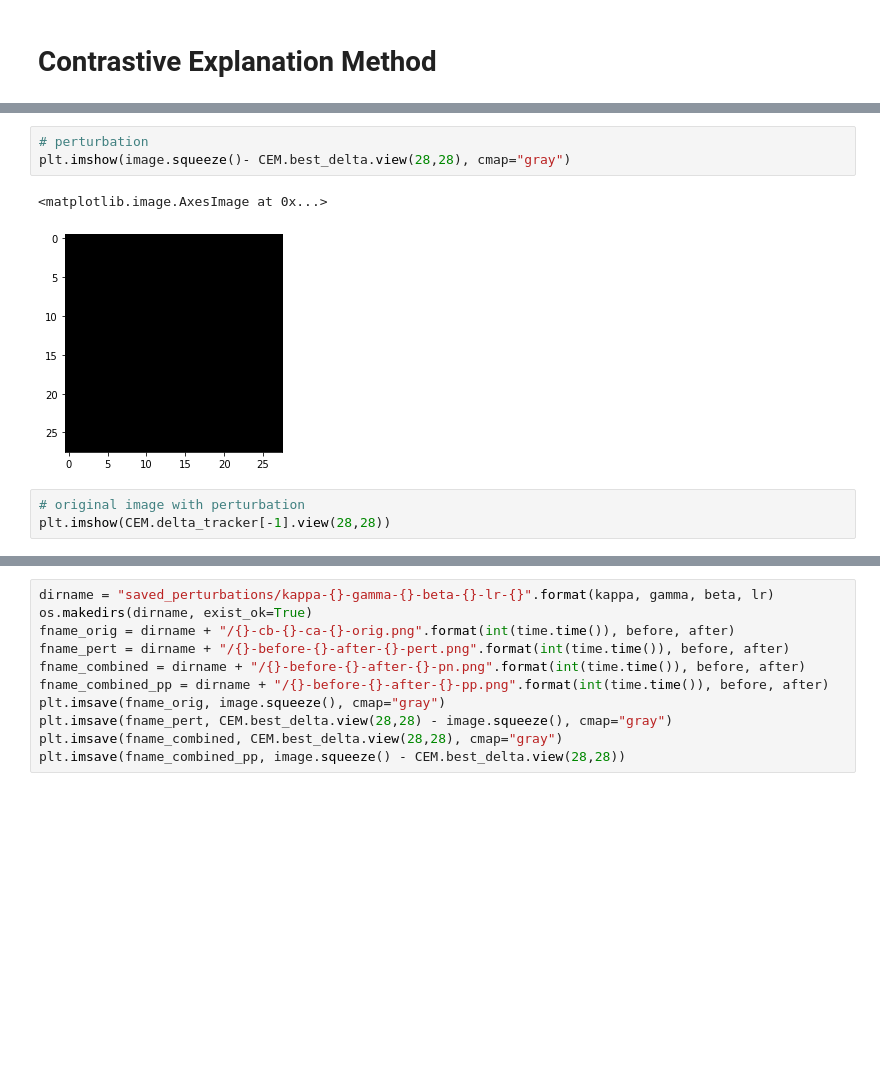
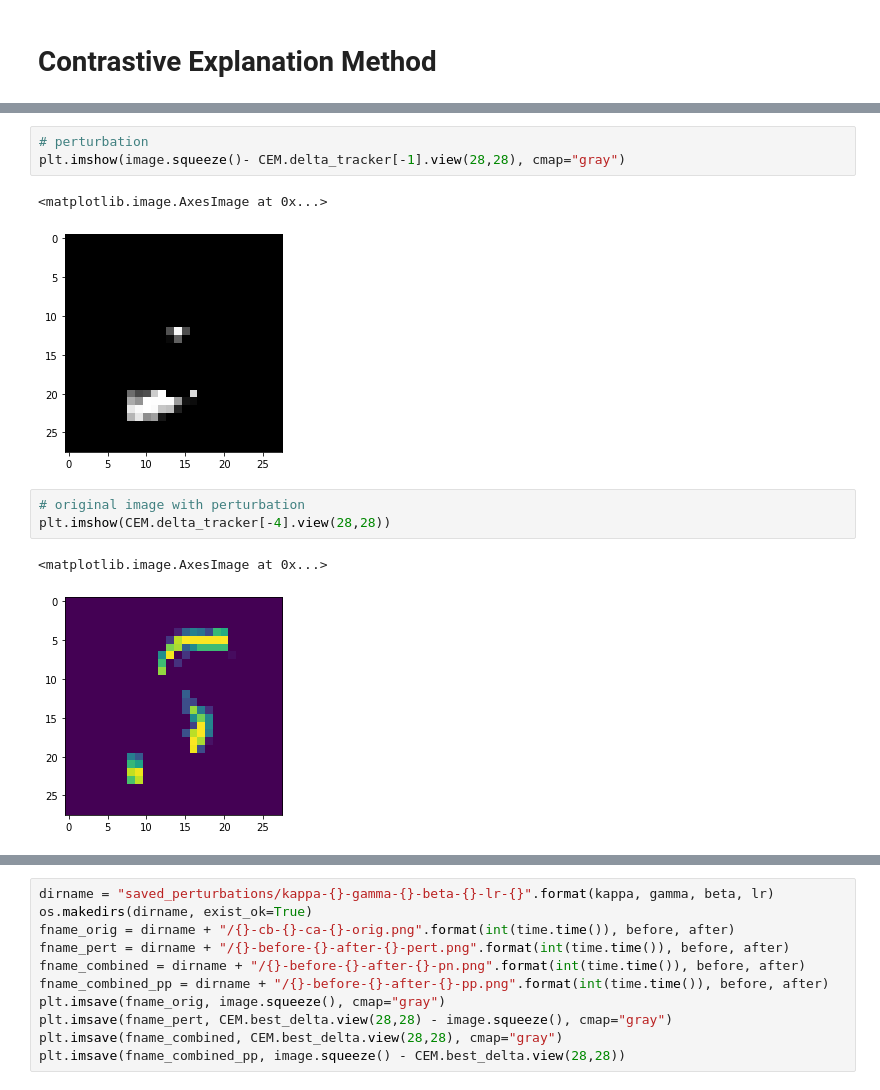
Before and after one commit to davidvos/contrastive-explanation-method, a Jupyter notebook: main-marcel.ipynb, the cells around one changed output, grey strips where cells are left out. Cells and saved outputs as stored; diff of their text form; blank space fills up the shorter version.

```diff
--- a/main-marcel.ipynb
+++ b/main-marcel.ipynb
@@ -107,10 +145,13 @@ hallo
 # %%
 # perturbation
-plt.imshow(image.squeeze()- CEM.best_delta.view(28,28), cmap="gray")
+plt.imshow(image.squeeze()- CEM.delta_tracker[-1].view(28,28), cmap="gray")
 # %% [output]
 <matplotlib.image.AxesImage at 0x...>
-[figure, old version]
+[figure, new version]
 # %%
 # original image with perturbation
-plt.imshow(CEM.delta_tracker[-1].view(28,28))
+plt.imshow(CEM.delta_tracker[-4].view(28,28))
+# %% [output]
+<matplotlib.image.AxesImage at 0x...>
+[figure, added]
 # %%
```
Also changed, not shown: parts of 12 cells of this notebook, 11 other files.
